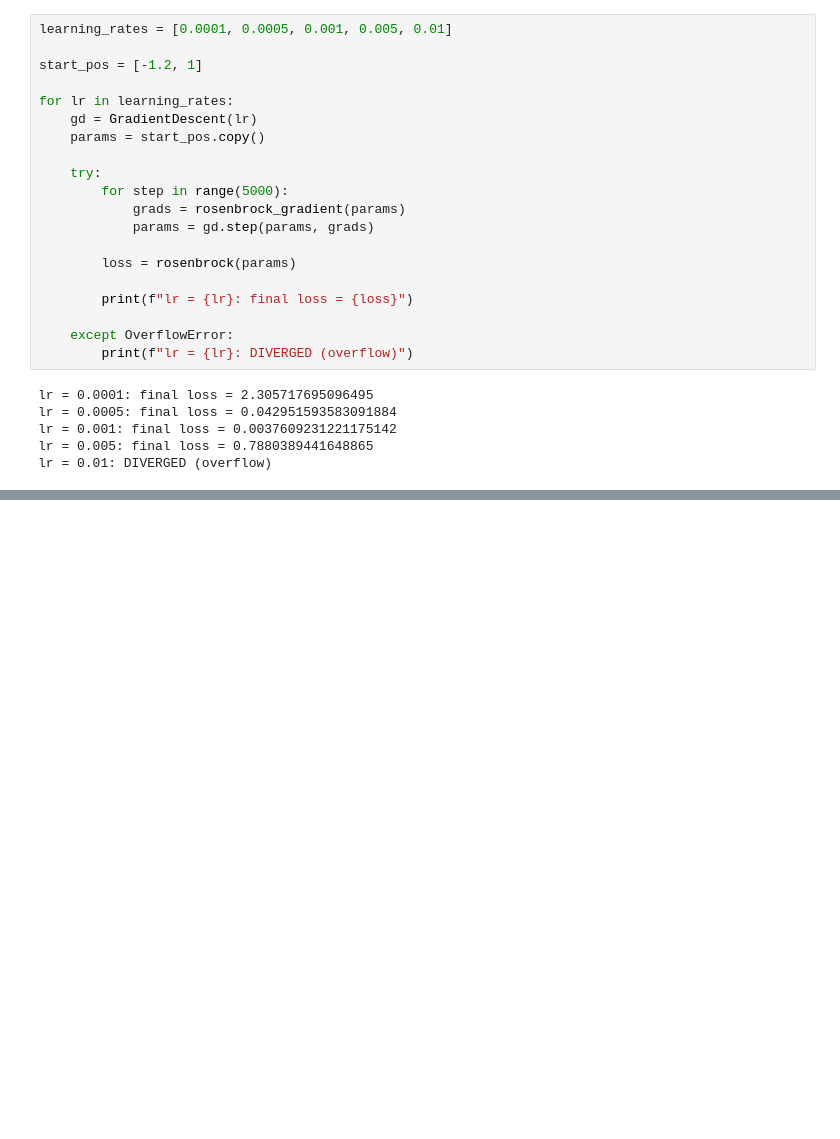
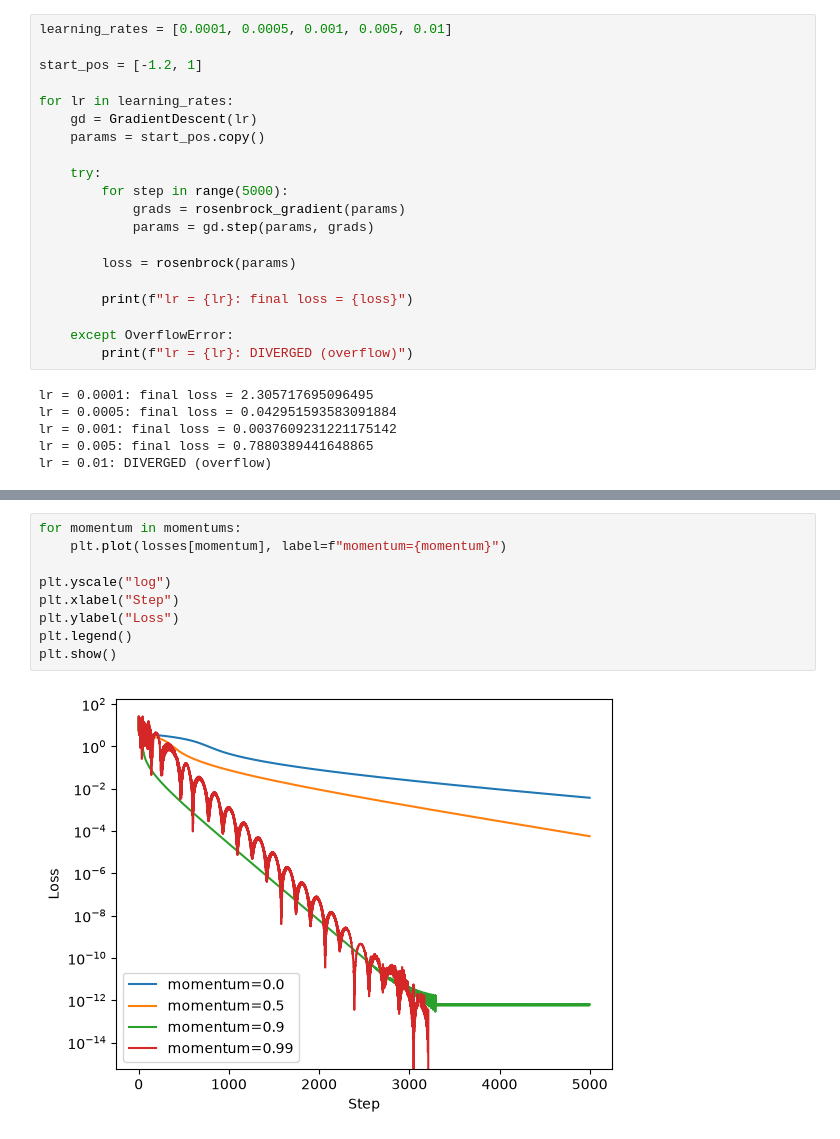
Before and after one commit to Saransh-Basu-01/AI_Engineering, a Jupyter notebook: Math_Fundamentals/Optimization:Gradient_Descent/Exercise.ipynb, the cells around one changed output, grey strips where cells are left out. Drawn from its saved outputs; the diff is of its cells as text; blank space fills up the shorter version.

```diff
--- a/Math_Fundamentals/Optimization:Gradient_Descent/Exercise.ipynb
+++ b/Math_Fundamentals/Optimization:Gradient_Descent/Exercise.ipynb
@@ -46,0 +94,11 @@ lr = 0.01: DIVERGED (overflow)
+# %%
+for momentum in momentums:
+    plt.plot(losses[momentum], label=f"momentum={momentum}")
+
+plt.yscale("log")
+plt.xlabel("Step")
+plt.ylabel("Loss")
+plt.legend()
+plt.show()
+# %% [output]
+[figure, added]
```
Also changed, not shown: parts of 2 cells of this notebook.
